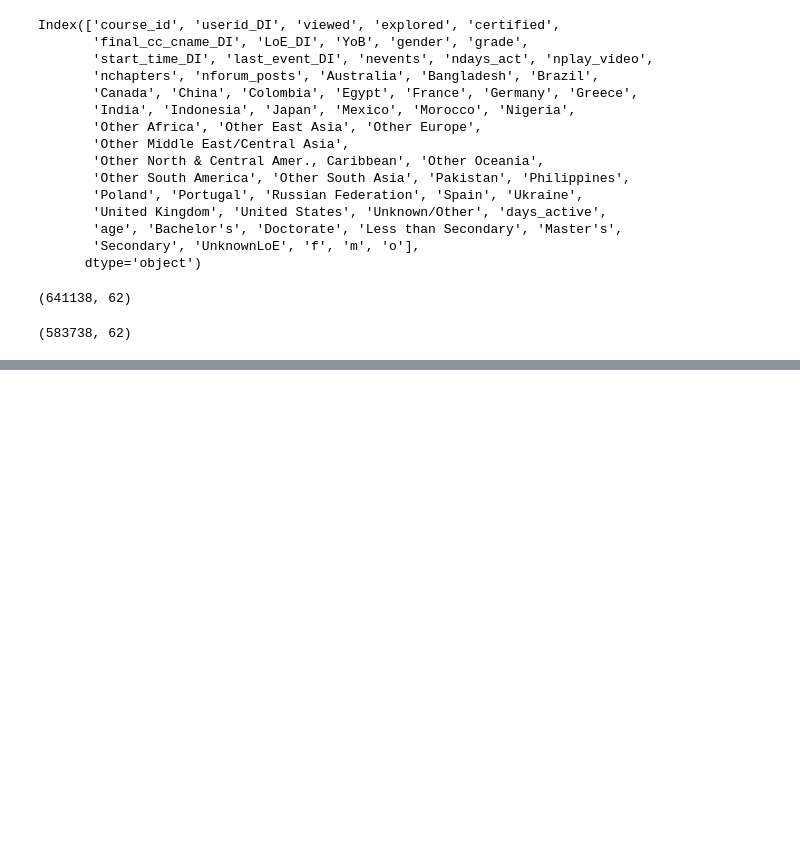
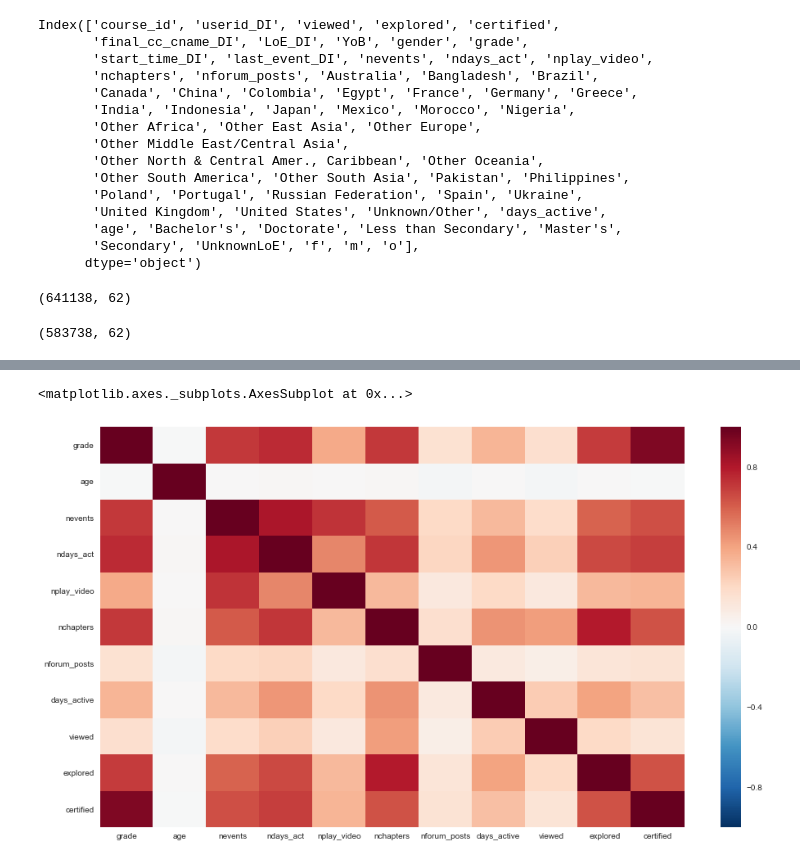
Before and after one commit to nadjalc/CSSproject, a Jupyter notebook: CSSproject.ipynb, the cells around one changed output, grey strips where cells are left out. Drawn from its saved outputs; the diff is of its cells as text; code cells hidden in the pictures; blank space fills up the shorter version.

Commit message:
Correlation table added + 1plot

```diff
--- a/CSSproject.ipynb
+++ b/CSSproject.ipynb
@@ -2,6 +2,7 @@
 import pandas as pd
 import numpy as np
 import math
+import seaborn as sns
 from datetime import date
 import datetime
 from sklearn.linear_model import LinearRegression
@@ -9,8 +10,11 @@ from sklearn.model_selection import train_test_split
 from sklearn.model_selection import cross_val_score
 from sklearn import metrics
 import six
+from scipy import stats
 import matplotlib.pyplot as plt
 %matplotlib inline
+from pylab import rcParams
+rcParams['figure.figsize'] = 16, 9
 # %%
 data = pd.read_csv('HMXPC13_DI_v2_5-14-14.csv')
 # %%
@@ -218,0 +241,2 @@ data.shape #we lost 48372 rows
+# %%
+comparison_columns = ['grade','age','gender','nevents','ndays_act','nplay_video','nchapters','nforum_posts','days_active','viewed','explored','certified']
@@ -218,0 +258,5 @@ data.shape #we lost 48372 rows
+# %%
+sns.heatmap(data[comparison_columns].corr())
+# %% [output]
+<matplotlib.axes._subplots.AxesSubplot at 0x...>
+[figure, added]
```
Also changed, not shown: parts of 6 cells of this notebook, 1 other file.
